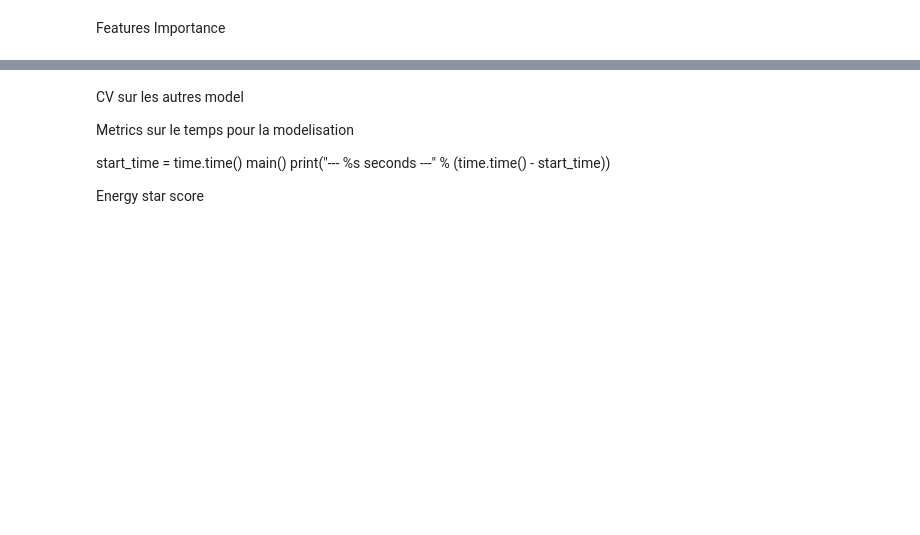
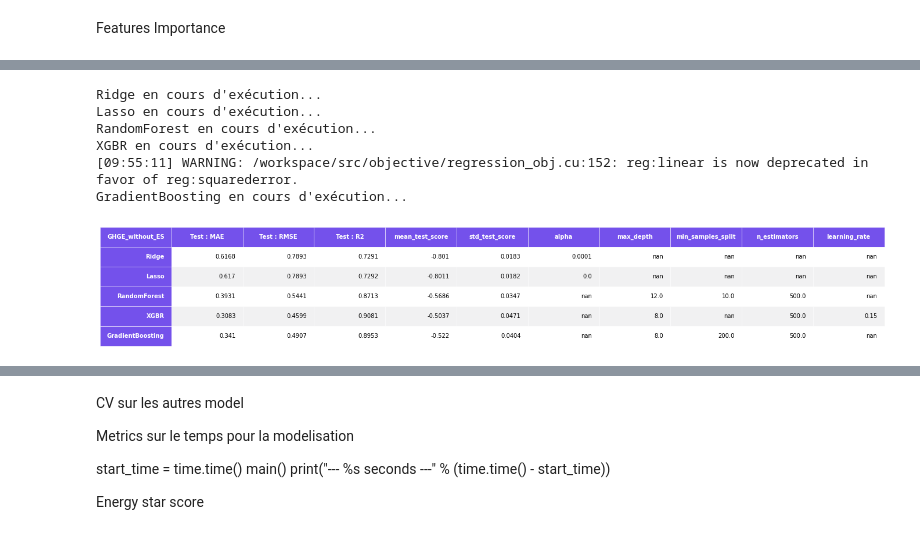
Before and after one commit to mariusbiteau/Buildings_Electrical-Consumption_CO2-Emissions_Prediction, a Jupyter notebook: Analysis_Buildings_Electrical_Consumption_CO2_Emissions_Prediction.ipynb, the cells around one changed output, grey strips where cells are left out. Drawn from its saved outputs; the diff is of its cells as text; code cells hidden in the pictures; blank space fills up the shorter version.

```diff
--- a/Analysis_Buildings_Electrical_Consumption_CO2_Emissions_Prediction.ipynb
+++ b/Analysis_Buildings_Electrical_Consumption_CO2_Emissions_Prediction.ipynb
@@ -1090,0 +1263,11 @@ time: 322 ms
+# %%
+df_final_co2_ES = df_final.copy()
+logl = ['SiteEnergyUse(kBtu)', 'GHGEmissions(MetricTonsCO2e)']
+
+for i in logl:
+    df_final_co2_ES[i + '_log'] = np.log(df_final_co2_ES[i])
+    df_final_co2_ES.drop(i, axis=1, inplace=True)
+
+y = df_final_co2_ES['GHGEmissions(MetricTonsCO2e)_log']
+X = df_final_co2_ES.drop(['SiteEnergyUse(kBtu)_log','GHGEmissions(MetricTonsCO2e)_log','ENERGYSTARScore', 'OSEBuildingID', 'DataYear'], axis=1)
+X_train, X_test, y_train, y_test = train_test_split(X, y, test_size=0.2, random_state=seed)
@@ -1090,0 +1276,26 @@ time: 322 ms
+# %%
+regressors = [('Ridge', Ridge(random_state=seed), [{'alpha': np.logspace(-5, 5, 200)}]),
+
+              ('Lasso', Lasso(random_state=seed), [{'alpha': np.logspace(-5, 5, 200)}]),
+
+              ('RandomForest', RandomForestRegressor(random_state=seed), [{'max_depth': [4, 8, 12],
+                                                                           'min_samples_split': [10, 12, 14],
+                                                                           'n_estimators': [50, 200, 500]}]),
+
+              ('XGBR', XGBRegressor(random_state=seed), [{'max_depth': [4, 8, 12],
+                                                          'learning_rate': [0.05, 0.15, 0.30 ],
+                                                          'n_estimators': [50, 200 , 500]}]),
+
+              ('GradientBoosting', GradientBoostingRegressor(random_state=seed), [{'max_depth': [4, 6, 8,],
+                                                                                   'min_samples_split': [200, 500, 1000],
+                                                                                   'n_estimators': [50, 200, 500]}])]
+
+evaluate_estimators(X_train, X_test, y_train, y_test, regressors, cv=5, scoring='neg_root_mean_squared_error', target_name='GHGE_without_ES')
+# %% [output]
+Ridge en cours d'exécution...
+Lasso en cours d'exécution...
+RandomForest en cours d'exécution...
+XGBR en cours d'exécution...
+[09:55:11] WARNING: /workspace/src/objective/regression_obj.cu:152: reg:linear is now deprecated in favor of reg:squarederror.
+GradientBoosting en cours d'exécution...
+[figure, added]
```
Also changed, not shown: parts of 79 cells of this notebook.
